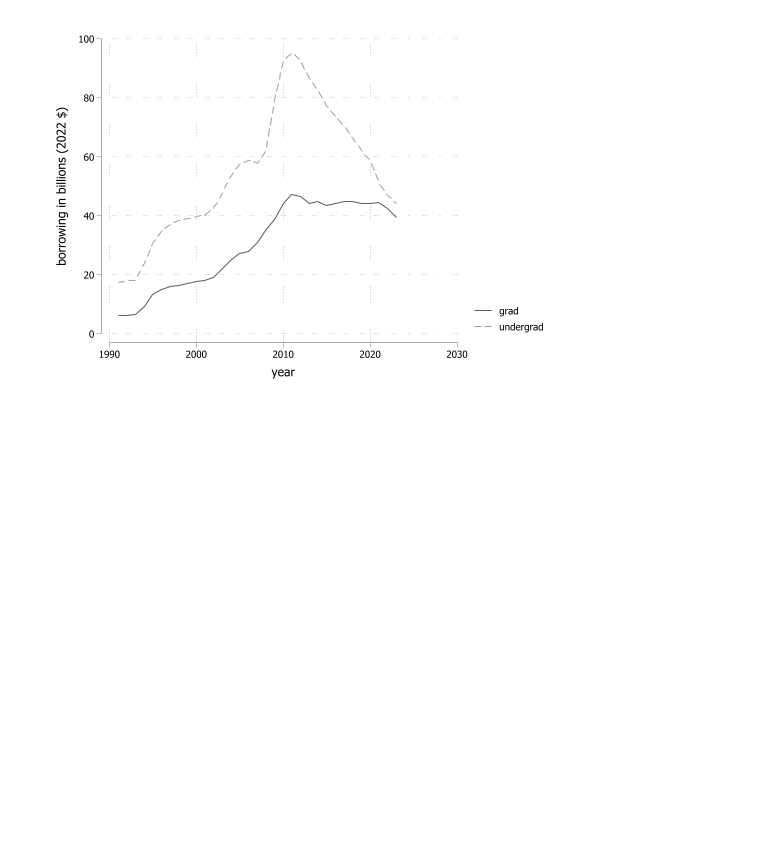
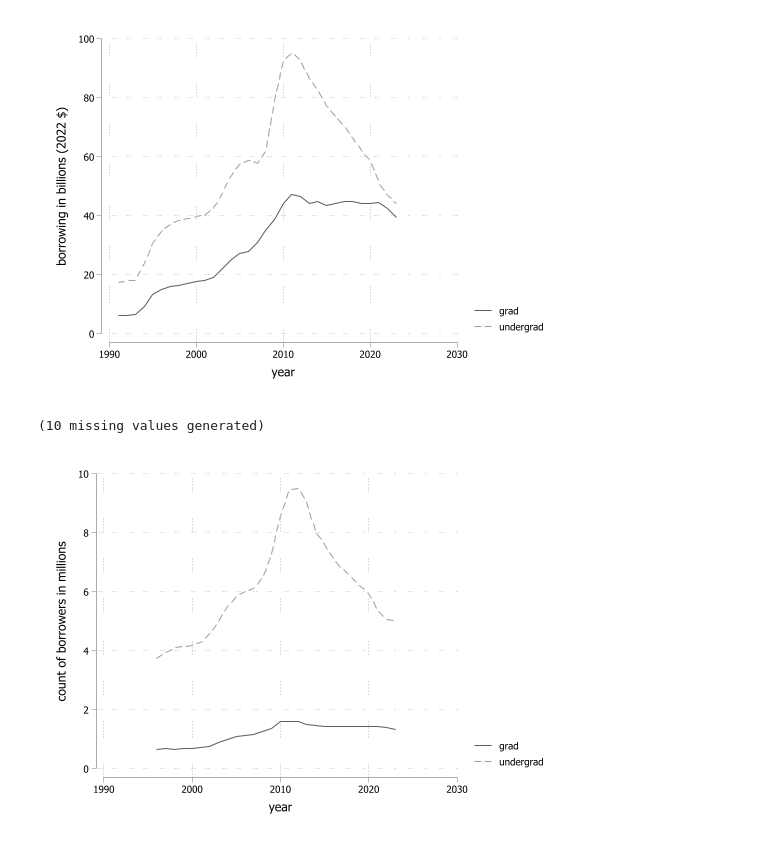
Before and after one commit to HigherEdData/Stratification-of-Graduate-Student-Debt, a Jupyter notebook: College Board/c_college_board_grad_debt.ipynb, the cells around one changed output. Cells and saved outputs as stored; diff of their text form; code cells hidden in the pictures; blank space fills up the shorter version.

```diff
--- a/College Board/c_college_board_grad_debt.ipynb
+++ b/College Board/c_college_board_grad_debt.ipynb
@@ -278,3 +278,7 @@ label var borrowing_billions "borrowing in billions (2022 $)"
 xtline borrowing_billions, overlay schem(plotplain)
 # %% [output]
 [figure]
+# %%
+gen borrowers_millions=borrowers/1000000
+# %% [output]
+(10 missing values generated)
@@ -280,0 +287,4 @@ xtline borrowing_billions, overlay schem(plotplain)
+# %%
+xtline borrowers_millions, overlay schem(plotplain)
+# %% [output]
+[figure, added]
```
Also changed, not shown: parts of 4 cells of this notebook.
